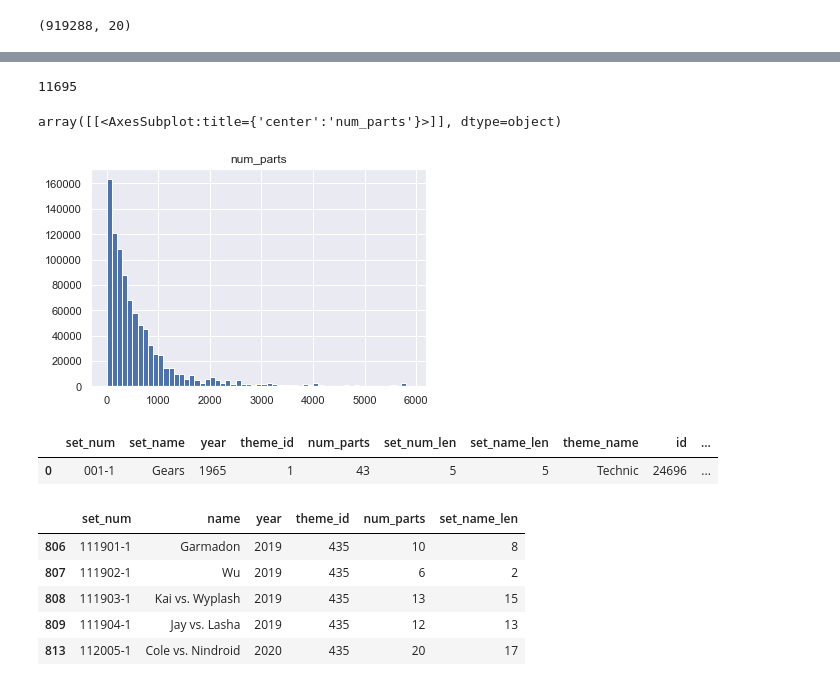
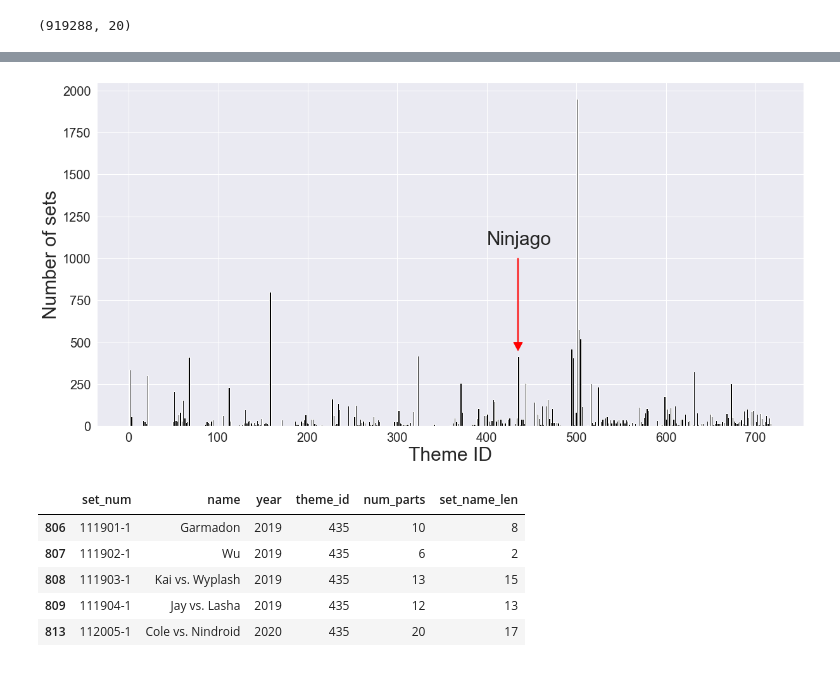
Before and after one commit to mkipper/capstone2-lego-data, a Jupyter notebook: report/lego_capstone2_eda.ipynb, the cells around one changed output, grey strips where cells are left out. Cells and saved outputs as stored; diff of their text form; code cells hidden in the pictures.

```diff
--- a/report/lego_capstone2_eda.ipynb
+++ b/report/lego_capstone2_eda.ipynb
@@ -111,17 +86,17 @@ plt.show()
-# %%
-df['num_parts'].max()
-# %% [output]
-11695
-# %%
-df.hist(column='num_parts', bins=range(0, 6000, 100))
-# %% [output]
-array([[<AxesSubplot:title={'center':'num_parts'}>]], dtype=object)
-[figure, removed]
-# %%
-df.head(1)
-# %% [output]
-|  | set_num | set_name | year | theme_id | num_parts | set_num_len | set_name_len | theme_name | id | ... |
-| 0 | 001-1 | Gears | 1965 | 1 | 43 | 5 | 5 | Technic | 24696 | ... |
+# %%
+fig, ax = plt.subplots(figsize=(20,10))
+bins = sets['theme_id'].nunique()
+ax.hist(sets['theme_id'], bins=bins, color='black')
+plt.xticks(fontsize=20)
+plt.yticks(fontsize=20)
+ax.set_xlabel('Theme ID', fontsize=30)
+ax.set_ylabel('Number of sets', fontsize=30)
+plt.arrow(x=435, y=1000, dx=0, dy=-500, width=1, head_width=10, head_length=50, color='red')
+plt.annotate('Ninjago', xy = (400, 1080), fontsize=30)
+
+plt.show()
+# %% [output]
+[figure, added]
 # %%
 df_1 = sets[sets['theme_id']==435]
 df_1.head()
```
Also changed, not shown: parts of 27 cells of this notebook, 5 other files.
